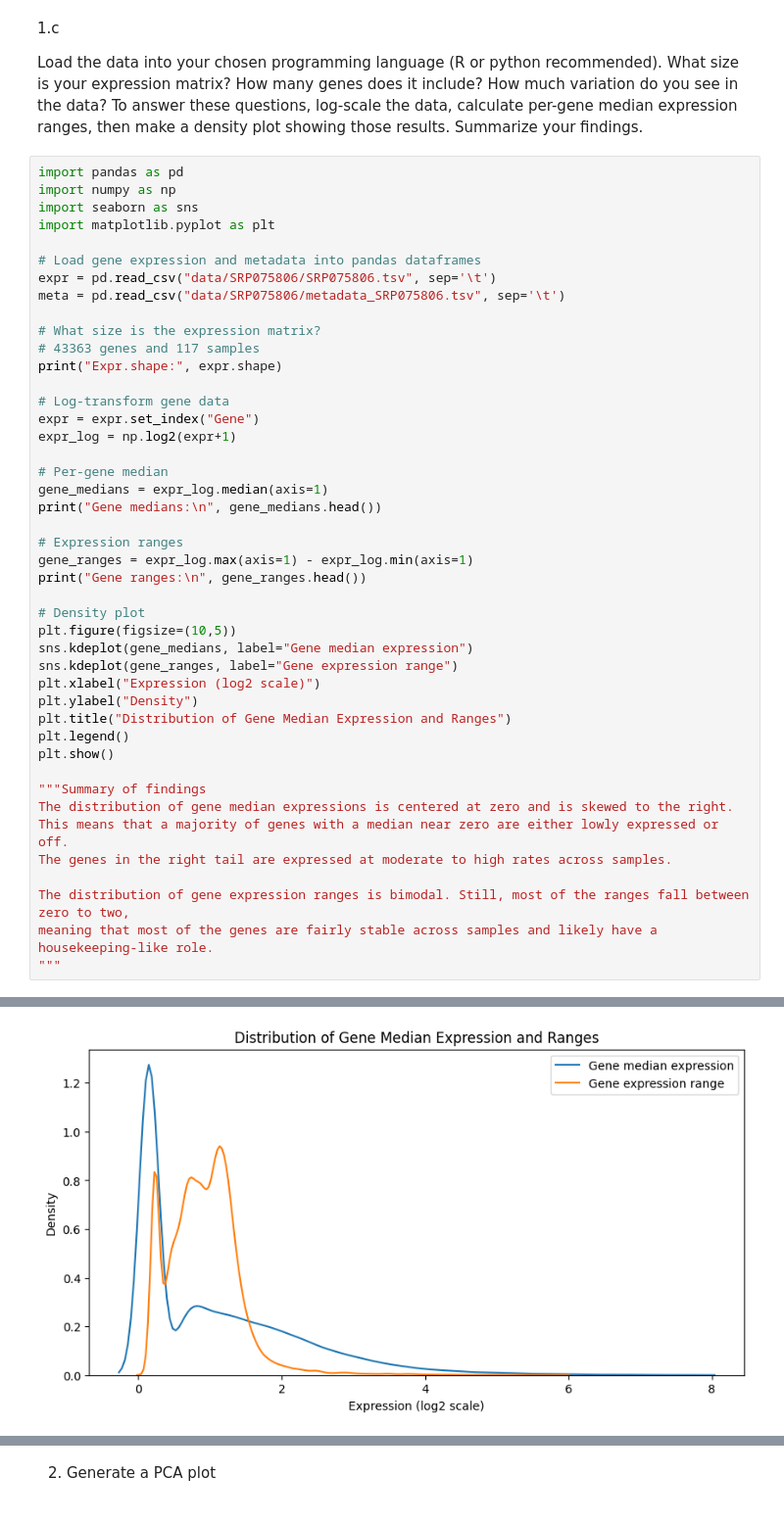
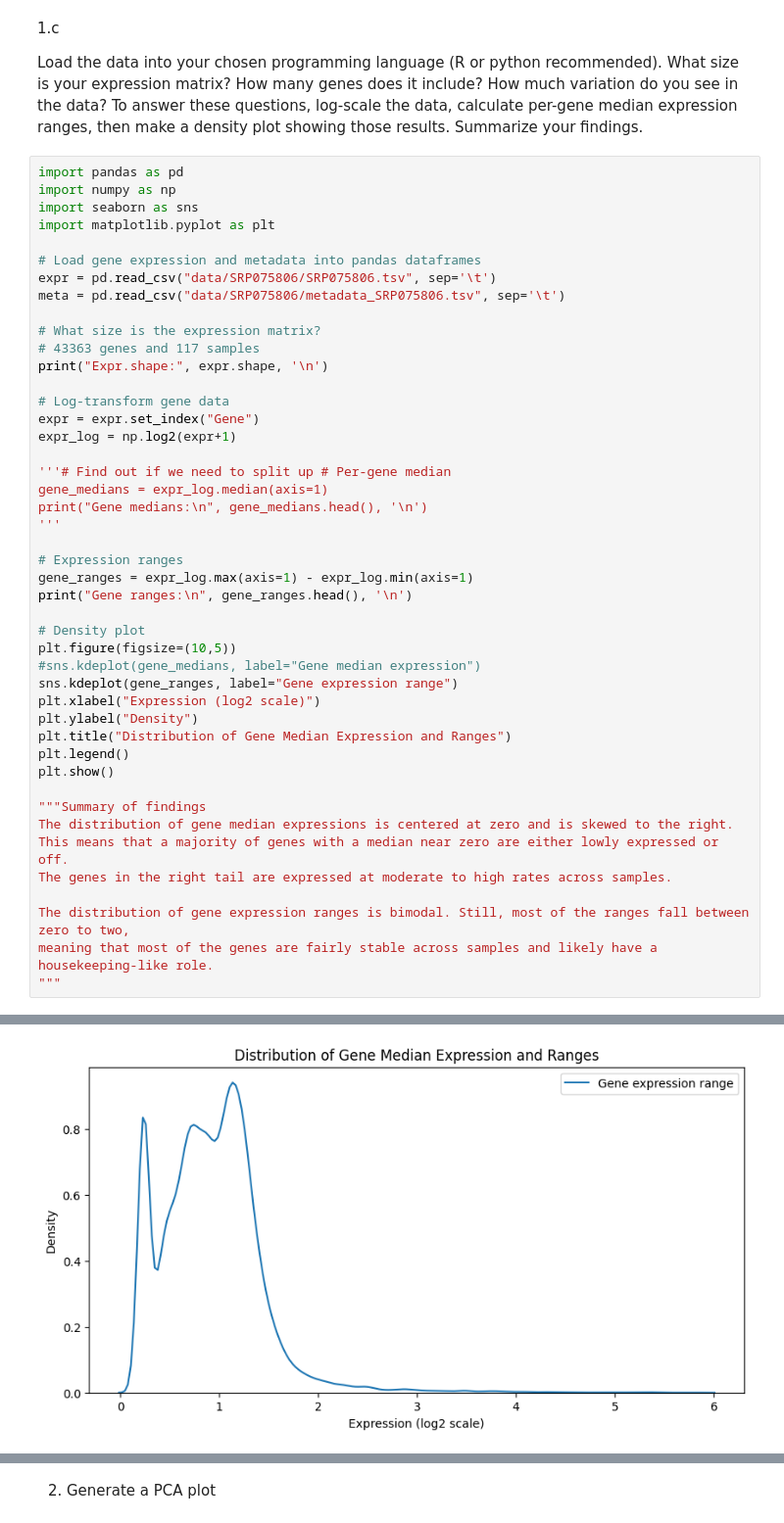
Before and after one commit to danielgeorge922/cgs4144_project, a Jupyter notebook: 02_data_exploration.ipynb, the cells around one changed output, grey strips where cells are left out. Shown: that part at 98% size. Drawn from its saved outputs; the diff is of its cells as text.

```diff
--- a/02_data_exploration.ipynb
+++ b/02_data_exploration.ipynb
@@ -14,23 +16,24 @@ meta = pd.read_csv("data/SRP075806/metadata_SRP075806.tsv", sep='\t')
 
 # What size is the expression matrix?
 # 43363 genes and 117 samples
-print("Expr.shape:", expr.shape)
+print("Expr.shape:", expr.shape, '\n')
 
 # Log-transform gene data
 expr = expr.set_index("Gene")
 expr_log = np.log2(expr+1)
 
-# Per-gene median
+'''# Find out if we need to split up # Per-gene median
 gene_medians = expr_log.median(axis=1)
-print("Gene medians:\n", gene_medians.head())
+print("Gene medians:\n", gene_medians.head(), '\n')
+'''
 
 # Expression ranges
 gene_ranges = expr_log.max(axis=1) - expr_log.min(axis=1)
-print("Gene ranges:\n", gene_ranges.head())
+print("Gene ranges:\n", gene_ranges.head(), '\n')
 
 # Density plot
 plt.figure(figsize=(10,5))
-sns.kdeplot(gene_medians, label="Gene median expression")
+#sns.kdeplot(gene_medians, label="Gene median expression")
 sns.kdeplot(gene_ranges, label="Gene expression range")
 plt.xlabel("Expression (log2 scale)")
 plt.ylabel("Density")
@@ -59,9 +55,9 @@ dtype: float64
 Gene ranges:
  Gene
 ENSG00000000003    0.914760
 ENSG00000000005    1.207773
 ENSG00000000419    0.500279
 ENSG00000000457    0.400948
 ENSG00000000460    0.484382
 dtype: float64
-[figure, old version]
+[figure, new version]
```
Also changed, not shown: parts of 11 cells of this notebook, 1 other file.
